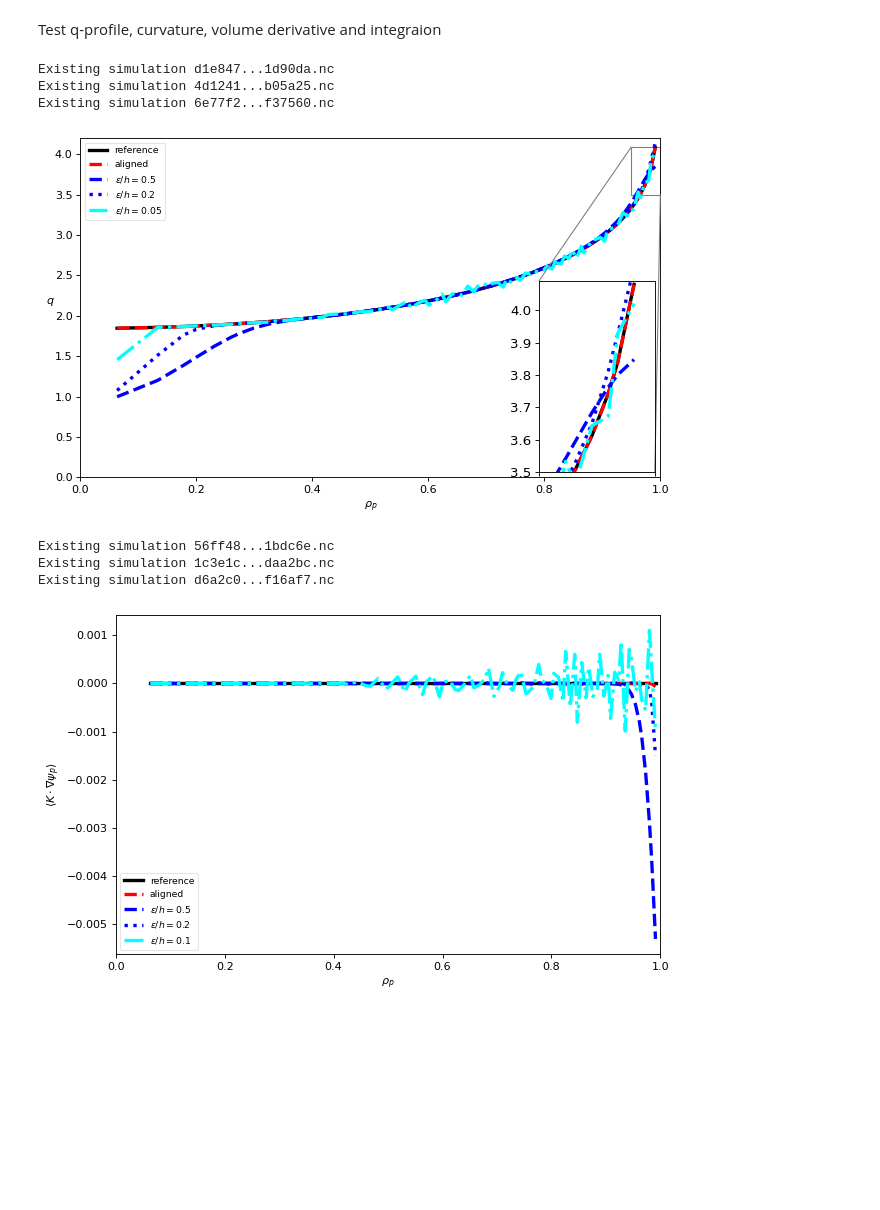
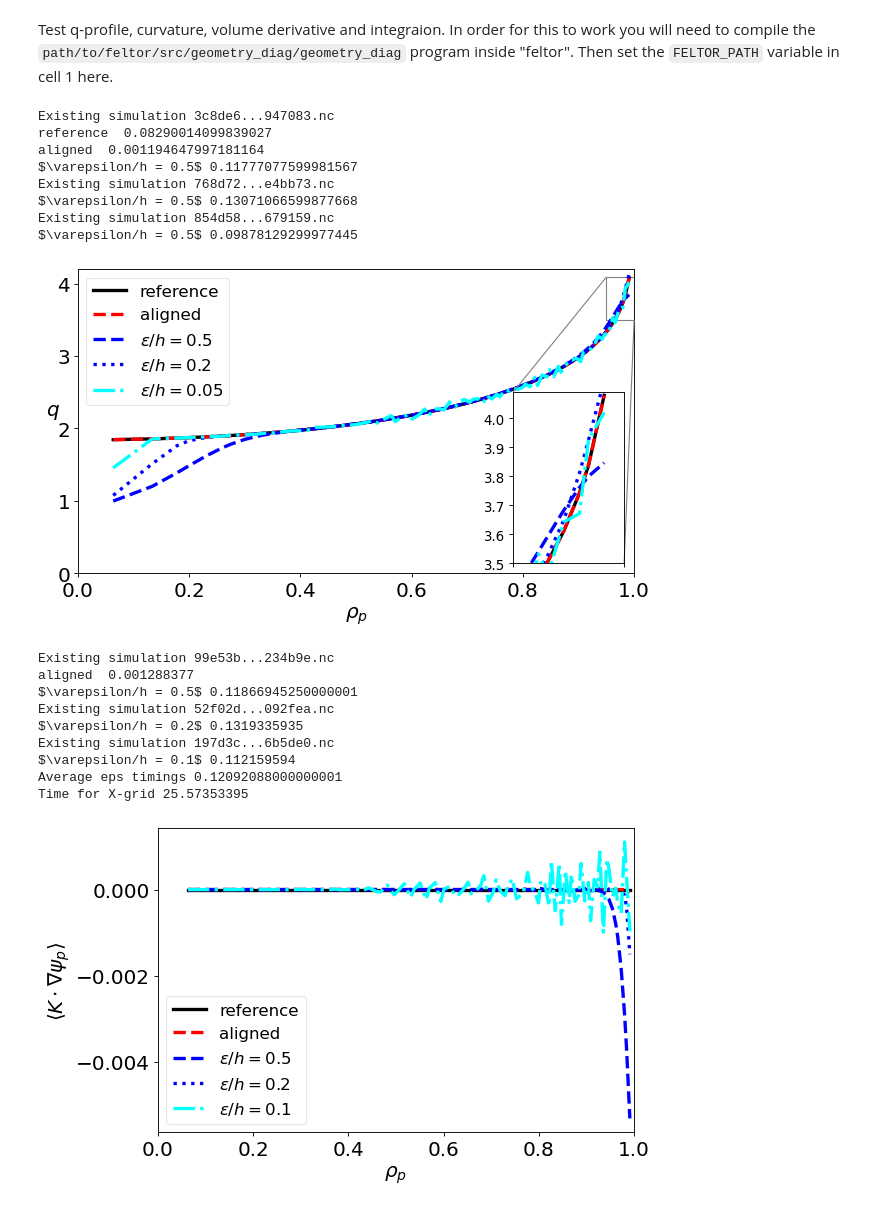
Before and after one commit to mwiesenberger/averages, a Jupyter notebook: flux-surface-averages.ipynb, the cells around one changed output. Saved outputs shown, nothing was run; the diff lists cells and outputs as text; code cells hidden in the pictures; blank space fills up the shorter version.

```diff
--- a/flux-surface-averages.ipynb
+++ b/flux-surface-averages.ipynb
@@ -1,5 +1,5 @@
-# %% [markdown]
-Test q-profile, curvature, volume derivative and integraion
+# %% [markdown]
+Test q-profile, curvature, volume derivative and integraion. In order for this to work you will need to compile the `path/to/feltor/src/geometry_diag/geometry_diag` program inside "feltor". Then set the `FELTOR_PATH` variable in cell 1 here.
 # %%
 import json
 from netCDF4 import Dataset
@@ -15,7 +15,7 @@ plt.rcParams.update({'font.size': 18})
 pd.set_option('display.float_format', lambda x: '%.2e' % x)
 FELTOR_PATH="../feltor" # path to the feltor library
 # %%
-# Create an inputfile for the geometry_diag.cu program to plot an example grid and the delta function
+# Create an inputfile for the geometry_diag.cpp program to plot an example grid and the delta function
 def create_geometry_input() :
     with open ("compass_2X.json",'r') as f:
         params = json.load(f)
@@ -47,6 +47,7 @@ def create_geometry_input() :
             "max_angle": 1e-3
         }
     },
+    "diagnostics" : ["fsa", "q-profile"],
     "magnetic_field":
     {
         "input" : "params",
@@ -56,7 +57,7 @@ def create_geometry_input() :
     }
     return geometry_diag_json
 # %%
-geometry_sim = simplesim.Manager( executable=FELTOR_PATH+"/inc/geometries/geometry_diag",
+geometry_sim = simplesim.Manager( executable=FELTOR_PATH+"/src/geometry_diag/geometry_diag",
                               directory="Averages/geometry", filetype="nc")
 # geometry_sim.delete_all()
 # %%
@@ -76,6 +77,10 @@ lcfs = np.argmax( rho_p[np.where( rho_p < 1)])
 rho = rho_p[:lcfs]
 dvdpsip = ncin["dvdpsip"][:lcfs]
 qprof_ana = ncin["q-profile"][:lcfs]
+
+# for name, variable in ncin.variables.items():
+#     for attrname in variable.ncattrs():
+#         print("{} -- {}".format(attrname, getattr(variable, attrname)))
 R_0 = geometry_input["magnetic_field"]["params"]["R_0"]
 
 qprof_num_eta = 1./4./np.pi**2/R_0*dvdpsip* ncin["BFieldP_fsa"][:lcfs]
@@ -87,8 +92,10 @@ fig,ax=plt.subplots(frows,fcols,figsize=(fcols*1.618*5,frows*5),dpi= 80, facecol
 im = ax.plot(rho, qprof_ana, color = 'k', ls='-', lw=3, label = 'reference')
 im = ax.plot(rho, qprof_num_eta, color = 'red', ls='--', lw=3, label="aligned")
 im = ax.plot(rho, qprof_num_avg, color = 'blue', ls='--', lw=3, label=r"$\varepsilon/h = 0.5$")
-
-
+print( "reference ", getattr( ncin.variables["q-profile"], "time"))
+print( "aligned ", getattr( ncin.variables["BFieldP_fsa"], "time"))
+timings = [getattr( ncin.variables["q-profile-avg"], "time")]
+print( r"$\varepsilon/h = 0.5$", timings[0] )
 
 ncin.close()
 ##########################################
@@ -97,44 +104,52 @@ simfile = geometry_sim.create( geometry_input)
 ncin = Dataset( simfile, 'r', format="NETCDF4")
 qprof_num_avg2 = ncin["q-profile-avg"][:lcfs]
 im = ax.plot(rho, qprof_num_avg2, color = 'blue', ls=':', lw=3, label=r"$\varepsilon/h = 0.2$")
-
+timings.append(getattr( ncin.variables["q-profile-avg"], "time"))
+print( r"$\varepsilon/h = 0.5$", timings[1])
 ##########################################
 geometry_input["width-factor"] = .05
 simfile = geometry_sim.create( geometry_input)
 ncin = Dataset( simfile, 'r', format="NETCDF4")
 qprof_num_avg3 = ncin["q-profile-avg"][:lcfs]
 
 im = ax.plot(rho, qprof_num_avg3, color = 'cyan', ls='-.', lw=3, label=r"$\varepsilon/h = 0.05$")
+timings.append(getattr( ncin.variables["q-profile-avg"], "time"))
+print( r"$\varepsilon/h = 0.5$", timings[2])
 
 handles, labels = plt.gca().get_legend_handles_labels()
 plt.legend(handles, labels, loc='upper left',numpoints=1,ncol=1,
                    fontsize='small',framealpha=0.5)
 ax.set_xlabel( r"$\rho_p$")
 ax.set_xlim([0,1])
 ax.set_ylabel( r"$q$",rotation=0)
 ax.set_ylim(0,4.2)
 
 axins = zoomed_inset_axes(ax, 4, loc='lower right')
 axins.plot(rho, qprof_ana, color = 'k', ls='-', lw=3)
 axins.plot(rho, qprof_num_eta, color = 'red', ls='--', lw=3)
 axins.plot(rho, qprof_num_avg, color = 'blue', ls='--', lw=3)
 axins.plot(rho, qprof_num_avg2, color = 'blue', ls=':', lw=3)
 axins.plot(rho, qprof_num_avg3, color = 'cyan', ls='-.', lw=3)
 axins.set_xlim(0.95, 1)
 axins.set_ylim(3.5, 4.09)
 axins.tick_params(axis='both', which='major', labelsize=12)
 axins.tick_params(axis='both', which='major', labelsize=12)
 plt.setp(axins.get_xticklabels(), visible=False)
 # plt.setp(axins.get_yticklabels(), visible=False)
 mark_inset(ax, axins, loc1=2, loc2=4, fc="none", ec="0.5")
 plt.tight_layout()
 plt.savefig( "q-profile.png", bbox_inches="tight")
 plt.show()
 # %% [output]
-Existing simulation d1e847...1d90da.nc
-Existing simulation 4d1241...b05a25.nc
-Existing simulation 6e77f2...f37560.nc
+Existing simulation 3c8de6...947083.nc
+reference  0.08290014099839027
+aligned  0.001194647997181164
+$\varepsilon/h = 0.5$ 0.11777077599981567
+Existing simulation 768d72...e4bb73.nc
+$\varepsilon/h = 0.5$ 0.13071066599877668
+Existing simulation 854d58...679159.nc
+$\varepsilon/h = 0.5$ 0.09878129299977445
-[figure, old version]
+[figure, new version]
 # %%
 # plot q-profile for various methods
 geometry_input = create_geometry_input()
@@ -163,6 +178,13 @@ im = ax.plot(rho, qprof_ana, color = 'k', ls='-', lw=3, label='reference')
 im = ax.plot(rho, qprof_num_eta, color = 'red', ls='--', lw=3, label="aligned")
 im = ax.plot(rho, qprof_num_avg, color = 'blue', ls='--', lw=3, label=r"$\varepsilon/h = 0.5$")
 
+print( "aligned ", getattr( ncin.variables["CurvatureNablaBGradPsip_fsa"], "time"))
+time = getattr( ncin.variables["CurvatureNablaBGradPsip_fsa-avg"], "time")/2
+timings = list()
+timings.append(time)
+print( r"$\varepsilon/h = 0.5$", time)
+# the number 2
+
 ncin.close()
 ##########################################
 geometry_input["width-factor"] = 0.2
@@ -170,13 +192,21 @@ simfile = geometry_sim.create( geometry_input)
 ncin = Dataset( simfile, 'r', format="NETCDF4")
 qprof_num_avg = ncin["CurvatureNablaBGradPsip_fsa-avg"][:lcfs] + ncin["CurvatureKappaGradPsip_fsa-avg"][:lcfs]
 im = ax.plot(rho, qprof_num_avg, color = 'blue', ls=':', lw=3, label=r"$\varepsilon/h = 0.2$")
+time = getattr( ncin.variables["CurvatureNablaBGradPsip_fsa-avg"], "time")/2
+timings.append(time)
+print( r"$\varepsilon/h = 0.2$", time)
+
 ##########################################
 geometry_input["width-factor"] = .1
 simfile = geometry_sim.create( geometry_input)
 ncin = Dataset( simfile, 'r', format="NETCDF4")
 qprof_num_avg = ncin["CurvatureNablaBGradPsip_fsa-avg"][:lcfs] + ncin["CurvatureKappaGradPsip_fsa-avg"][:lcfs]
 im = ax.plot(rho, qprof_num_avg, color = 'cyan', ls='-.', lw=3, label=r"$\varepsilon/h = 0.1$")
-
+time = getattr( ncin.variables["CurvatureNablaBGradPsip_fsa-avg"], "time")/2
+timings.append(time)
+print( r"$\varepsilon/h = 0.1$", time)
+print( "Average eps timings", np.mean(timings))
+print( "Time for X-grid", getattr( ncin.variables["gridX"], "time"))
 handles, labels = plt.gca().get_legend_handles_labels()
 plt.legend(handles, labels, loc='lower left',numpoints=1,ncol=1,
                    fontsize='small',framealpha=0.5)
@@ -187,10 +217,16 @@ plt.tight_layout()
 plt.savefig( "curvature.png", bbox_inches="tight")
 plt.show()
 # %% [output]
-Existing simulation 56ff48...1bdc6e.nc
-Existing simulation 1c3e1c...daa2bc.nc
-Existing simulation d6a2c0...f16af7.nc
+Existing simulation 99e53b...234b9e.nc
+aligned  0.001288377
+$\varepsilon/h = 0.5$ 0.11866945250000001
+Existing simulation 52f02d...092fea.nc
+$\varepsilon/h = 0.2$ 0.1319335935
+Existing simulation 197d3c...6b5de0.nc
+$\varepsilon/h = 0.1$ 0.112159594
+Average eps timings 0.12092088000000001
+Time for X-grid 25.57353395
-[figure, old version]
+[figure, new version]
 # %%
 # Construct the Gaussian weights on our grids
 def gauss_weights1d( js) :
```
Also changed, not shown: parts of 4 cells of this notebook, 2 other files.
